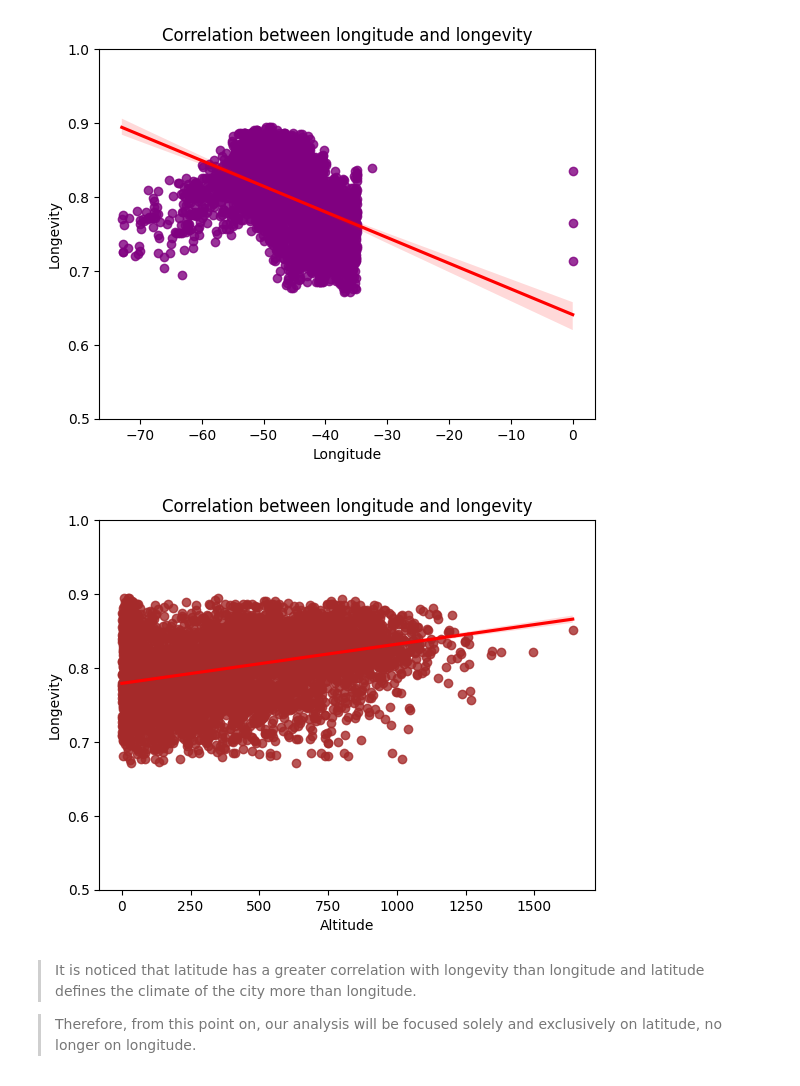
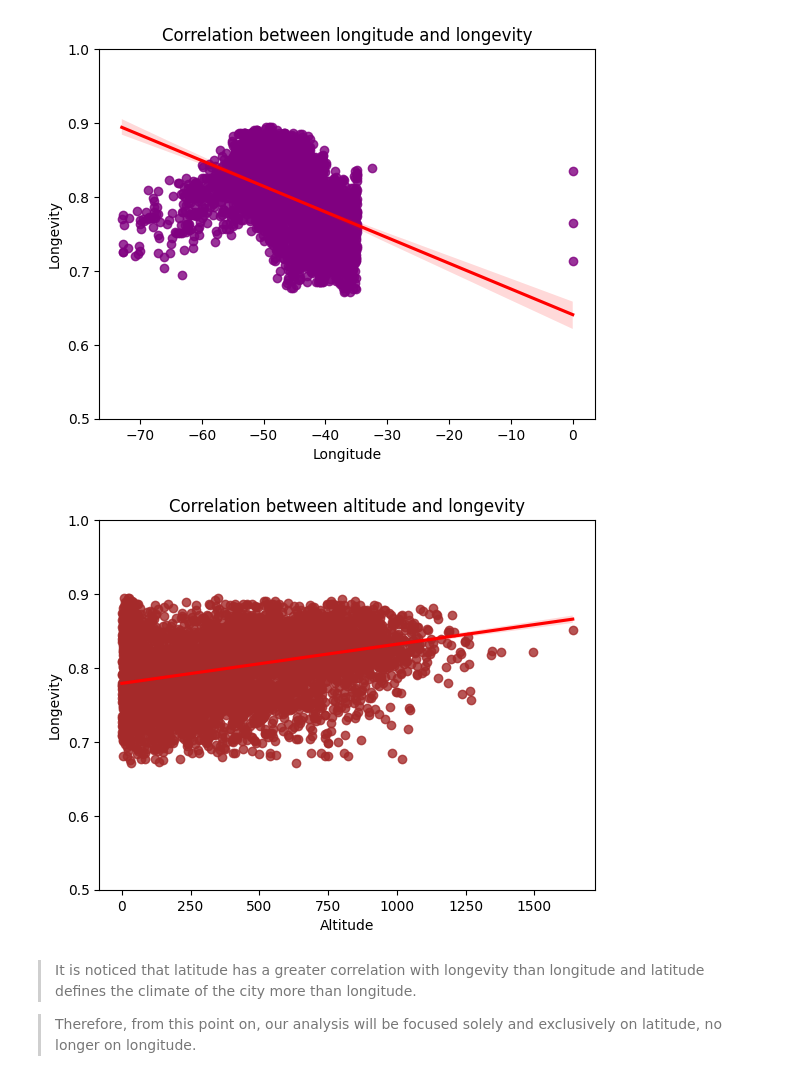
Before and after one commit to Nasiasene/ICD_project, a Jupyter notebook: LONGEVITY.ipynb, the cells around one changed output. Saved outputs shown, nothing was run; the diff lists cells and outputs as text; code cells hidden in the pictures.

```diff
--- a/LONGEVITY.ipynb
+++ b/LONGEVITY.ipynb
@@ -354,12 +354,12 @@ plt.show()
 # %%
 sns.regplot(data=df_general, x='ALT', y='IDHM_Longevidade', color='brown', line_kws={'color': 'red'})
 plt.ylim(0.5, 1)
 plt.xlabel('Altitude')
 plt.ylabel('Longevity')
-plt.title('Correlation between longitude and longevity')
+plt.title('Correlation between altitude and longevity')
 plt.show()
 # %% [output]
-[figure, old version]
+[figure, new version]
 # %% [markdown]
 > It is noticed that latitude has a greater correlation with longevity than longitude and latitude defines the climate of the city more than longitude.
 
```
Also changed, not shown: parts of 3 cells of this notebook.
